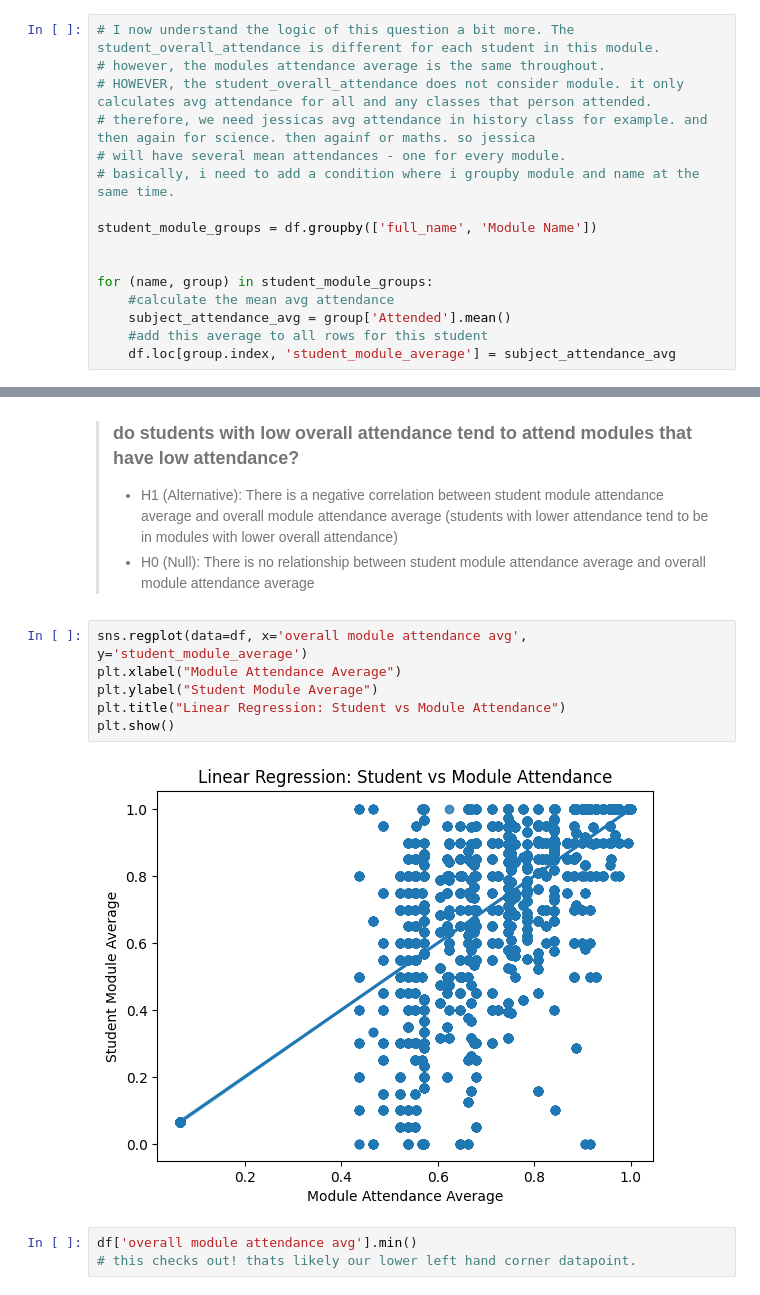
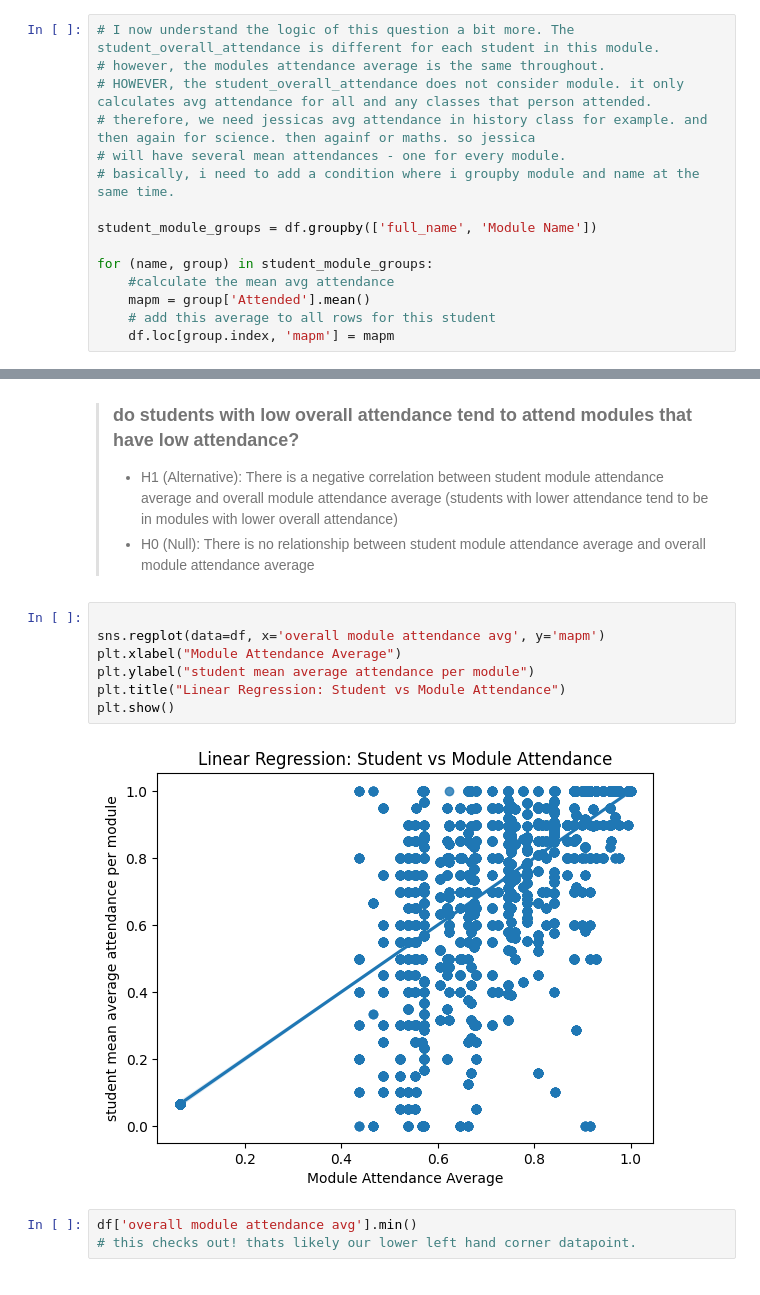
Before and after one commit to shayeliza/datascience_mid_term_sum, a Jupyter notebook: summative1.ipynb, the cells around one changed output, grey strips where cells are left out. Drawn from its saved outputs; the diff is of its cells as text.

Commit message:
changed a lot, then went back to original code, now have changed only one variable and sticking to original linear regression plot

```diff
--- a/summative1.ipynb
+++ b/summative1.ipynb
@@ -787,10 +787,9 @@ History_df_new.head(15)
 
 student_module_groups = df.groupby(['full_name', 'Module Name'])
 
-
 for (name, group) in student_module_groups:
     #calculate the mean avg attendance
-    subject_attendance_avg = group['Attended'].mean()
-    #add this average to all rows for this student
-    df.loc[group.index, 'student_module_average'] = subject_attendance_avg
+    mapm = group['Attended'].mean()
+    # add this average to all rows for this student
+    df.loc[group.index, 'mapm'] = mapm
 # %%
@@ -842,13 +823,14 @@ I suppose he must do if his student overall attendance is higher than his histor
 > - H1 (Alternative): There is a negative correlation between student module attendance average and overall module attendance average (students with lower attendance tend to be in modules with lower overall attendance)
 > - H0 (Null): There is no relationship between student module attendance average and overall module attendance average
 # %%
-sns.regplot(data=df, x='overall module attendance avg', y='student_module_average')
+
+sns.regplot(data=df, x='overall module attendance avg', y='mapm')
 plt.xlabel("Module Attendance Average")
-plt.ylabel("Student Module Average")
+plt.ylabel("student mean average attendance per module")
 plt.title("Linear Regression: Student vs Module Attendance")
 plt.show()
 # %% [output]
-[figure, old version]
+[figure, new version]
 # %%
 df['overall module attendance avg'].min()
 # this checks out! thats likely our lower left hand corner datapoint.
```
Also changed, not shown: parts of 2 cells of this notebook.
